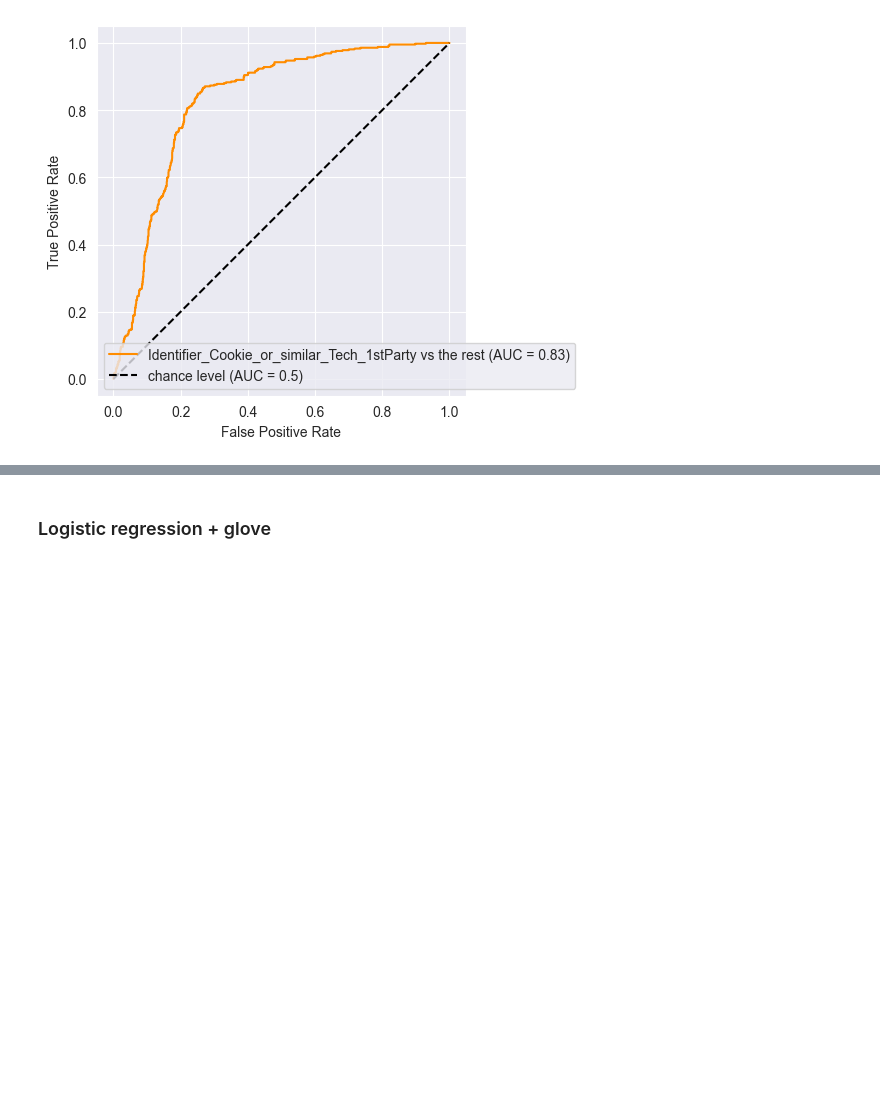
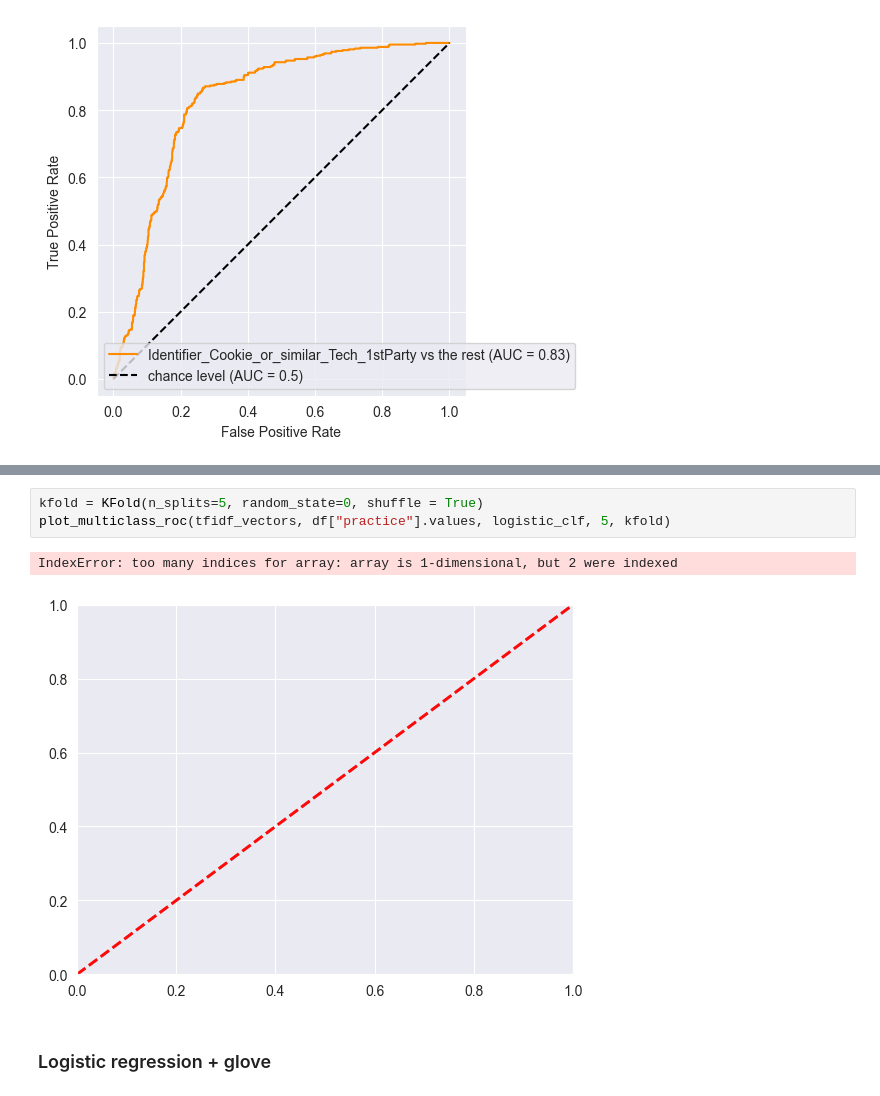
Before and after one commit to TristanKoh/capstone-repo, a Jupyter notebook: code/nlp_sentence.ipynb, the cells around one changed output, grey strips where cells are left out. Drawn from its saved outputs; the diff is of its cells as text; blank space fills up the shorter version.

```diff
--- a/code/nlp_sentence.ipynb
+++ b/code/nlp_sentence.ipynb
@@ -262,3 +309,9 @@ plt.show()
+# %%
+kfold = KFold(n_splits=5, random_state=0, shuffle = True)
+plot_multiclass_roc(tfidf_vectors, df["practice"].values, logistic_clf, 5, kfold)
+# %% [output]
+IndexError: too many indices for array: array is 1-dimensional, but 2 were indexed
+[figure, added]
 # %% [markdown]
 ### Logistic regression + glove
 # %%
```
Also changed, not shown: parts of 2 cells of this notebook, 16 other files.
